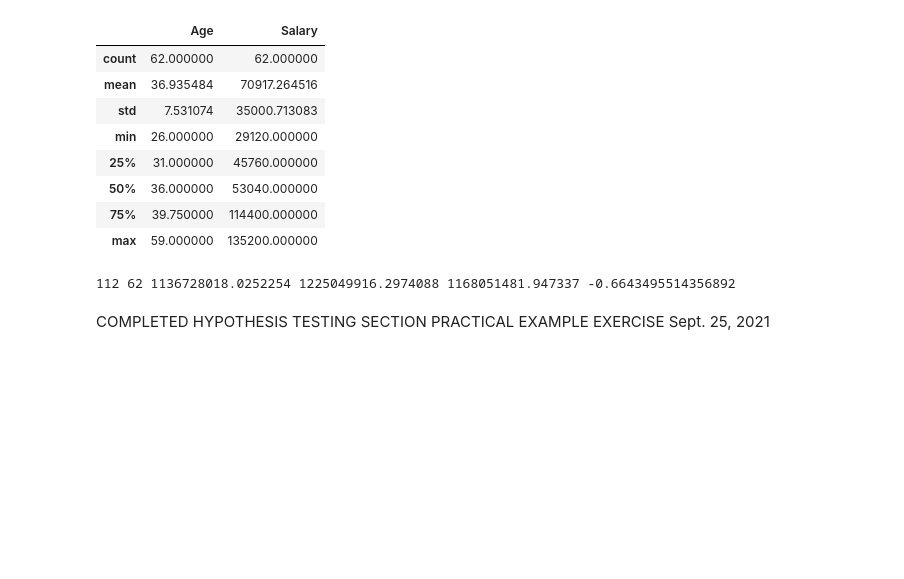
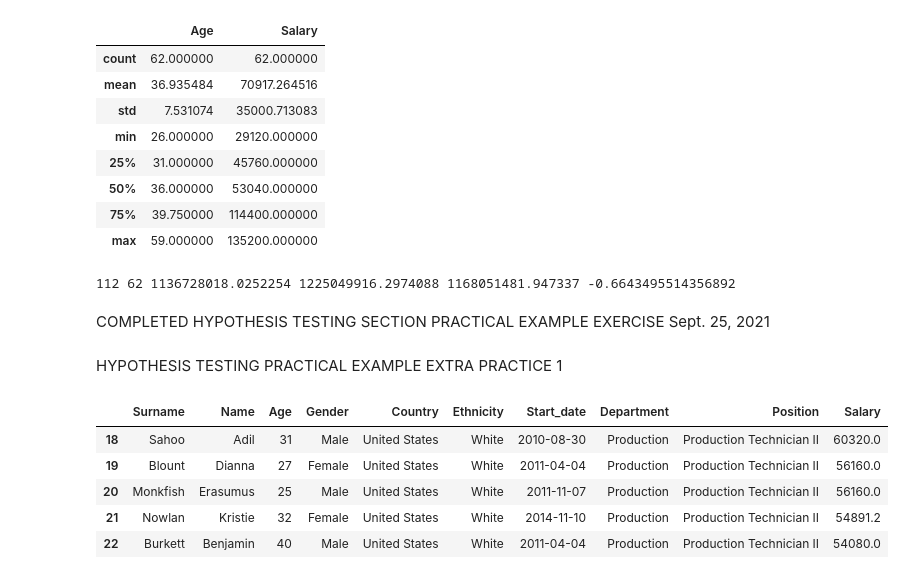
Before and after one commit to Malcolm206/UDEMY_BI_ANALYST, a Jupyter notebook: Untitled.ipynb, the cells around one changed output. Drawn from its saved outputs; the diff is of its cells as text; code cells hidden in the pictures; blank space fills up the shorter version.

Commit message:
completes hypothesis testing section practical example extra practice exercise 1

```diff
--- a/Untitled.ipynb
+++ b/Untitled.ipynb
@@ -1001,3 +1001,5 @@ print(wsize_4_10, nwsize_4_10, wvar_4_10, nwvar_4_10, pooled_var_4_10, t_score_4
 # The null hypothesis cannot be rejected, thus there is no pay gap based purely on race.
 # %% [markdown]
 COMPLETED HYPOTHESIS TESTING SECTION PRACTICAL EXAMPLE EXERCISE Sept. 25, 2021
+# %% [markdown]
+HYPOTHESIS TESTING PRACTICAL EXAMPLE EXTRA PRACTICE 1
@@ -1003,0 +1012,10 @@ COMPLETED HYPOTHESIS TESTING SECTION PRACTICAL EXAMPLE EXERCISE Sept. 25, 2021
+# %%
+product_data_4_10 = data_4_10.loc[data_4_10['Department'] == 'Production       ']
+product_data_4_10.head()
+# %% [output]
+|  | Surname | Name | Age | Gender | Country | Ethnicity | Start_date | Department | Position | Salary |
+| 18 | Sahoo | Adil | 31 | Male | United States | White | 2010-08-30 | Production | Production Technician II | 60320.0 |
+| 19 | Blount | Dianna | 27 | Female | United States | White | 2011-04-04 | Production | Production Technician II | 56160.0 |
+| 20 | Monkfish | Erasumus | 25 | Male | United States | White | 2011-11-07 | Production | Production Technician II | 56160.0 |
+| 21 | Nowlan | Kristie | 32 | Female | United States | White | 2014-11-10 | Production | Production Technician II | 54891.2 |
+| 22 | Burkett | Benjamin | 40 | Male | United States | White | 2011-04-04 | Production | Production Technician II | 54080.0 |
```
Also changed, not shown: parts of 7 cells of this notebook.
